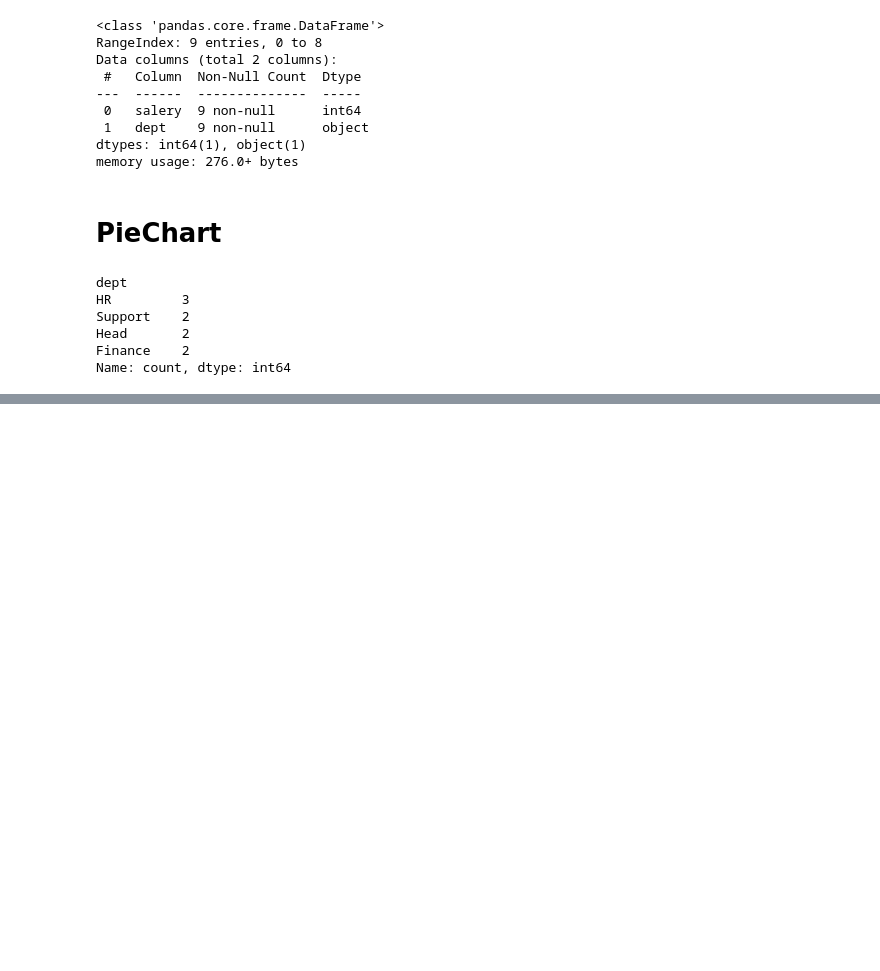
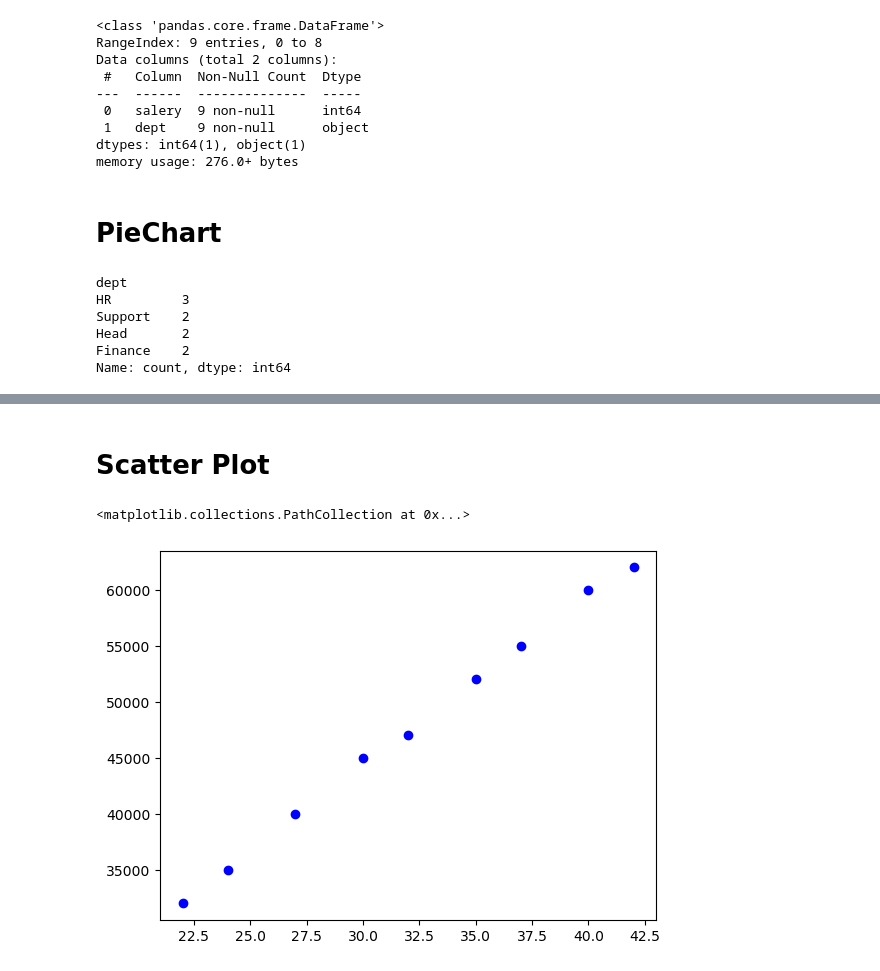
Before and after one commit to Dipakxettri/MatplotLibLearnings, a Jupyter notebook: learnings.ipynb, the cells around one changed output, grey strips where cells are left out. Drawn from its saved outputs; the diff is of its cells as text; code cells hidden in the pictures; blank space fills up the shorter version.

```diff
--- a/learnings.ipynb
+++ b/learnings.ipynb
@@ -135,0 +160,3 @@ plt.show()
+# %%
+df['age'] = [22, 24, 27, 30, 32, 35, 37, 40, 42]
+df
@@ -135,0 +174,9 @@ plt.show()
+# %% [markdown]
+# Scatter Plot
+# %%
+# Scatter Plot helps us to alalyze the direct relation whatever salery increases with age or not
+
+plt.scatter(df["age"],df["salery"],color = "blue")
+# %% [output]
+<matplotlib.collections.PathCollection at 0x...>
+[figure, added]
```
Also changed, not shown: parts of 21 cells of this notebook.
